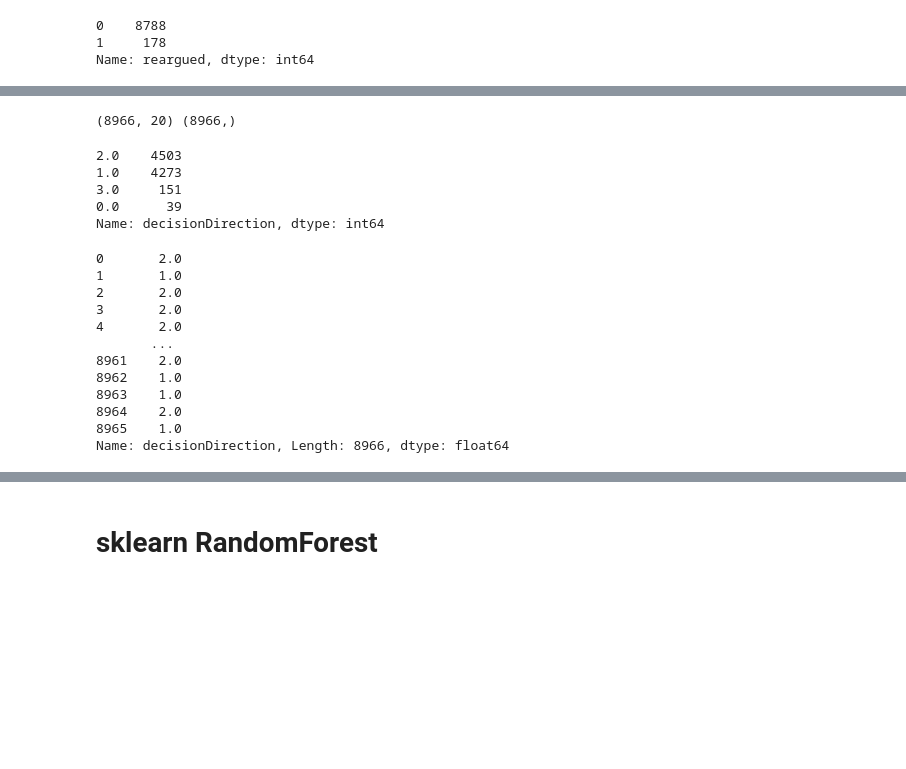
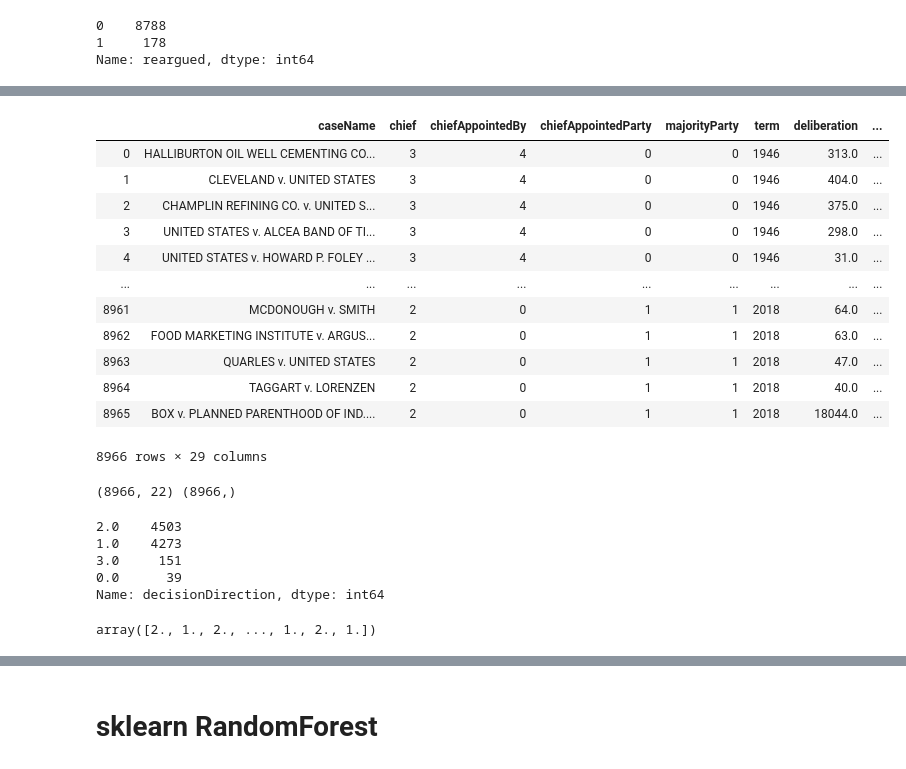
Before and after one commit to milesholtzman/Supreme-Court-Machine-Learning-Model, a Jupyter notebook: mainScript.ipynb, the cells around one changed output, grey strips where cells are left out. Drawn from its saved outputs; the diff is of its cells as text; code cells hidden in the pictures; blank space fills up the shorter version.

```diff
--- a/mainScript.ipynb
+++ b/mainScript.ipynb
@@ -184,11 +360,30 @@ preprocessDf
+# %%
+processedDf = pd.DataFrame({'caseName': caseDf['caseName'], 'chief': chiefEncoded, 'chiefAppointedBy': chiefAppointedByEncoded, 'chiefAppointedParty': chiefAppointedPartyEncoded, 'majorityParty': majorityPartyEncoded, 'term': caseDf['term'], 'deliberation': caseDf['deliberation'], 'petitioner': caseDf['petitioner'], 'petitionerState': caseDf['petitionerState'], 'respondent': caseDf['respondent'], 'respondentState': caseDf['respondentState'], 'caseOrigin': caseDf['caseOrigin'], 'caseOriginState': caseDf['caseOriginState'], 'caseSource': caseDf['caseSource'], 'lcDisposition': caseDf['lcDisposition'], 'lcDispositionDirection': caseDf['lcDispositionDirection'], 'lcDisagreement': caseDf['lcDisagreement'], 'issue': caseDf['issue'], 'issueArea': caseDf['issueArea'], 'adminAction': caseDf['adminAction'], 'certReason': caseDf['certReason'], 'jurisdiction': preprocessDf['jurisdiction'], 'lawType': caseDf['lawType'], 'decisionType': caseDf['decisionType'], 'caseDisposition': caseDf['caseDisposition'], 'partyWinning': caseDf['partyWinning'], 'decisionDirection': caseDf['decisionDirection'], 'declarationUncon': caseDf['declarationUncon'], 'precedentAlteration': caseDf['precedentAlteration']})
+# %%
+processedDf
+# %% [output]
+|  | caseName | chief | chiefAppointedBy | chiefAppointedParty | majorityParty | term | deliberation | ... |
+| 0 | HALLIBURTON OIL WELL CEMENTING CO... | 3 | 4 | 0 | 0 | 1946 | 313.0 | ... |
+| 1 | CLEVELAND v. UNITED STATES | 3 | 4 | 0 | 0 | 1946 | 404.0 | ... |
+| 2 | CHAMPLIN REFINING CO. v. UNITED S... | 3 | 4 | 0 | 0 | 1946 | 375.0 | ... |
+| 3 | UNITED STATES v. ALCEA BAND OF TI... | 3 | 4 | 0 | 0 | 1946 | 298.0 | ... |
+| 4 | UNITED STATES v. HOWARD P. FOLEY ... | 3 | 4 | 0 | 0 | 1946 | 31.0 | ... |
+| ... | ... | ... | ... | ... | ... | ... | ... | ... |
+| 8961 | MCDONOUGH v. SMITH | 2 | 0 | 1 | 1 | 2018 | 64.0 | ... |
+| 8962 | FOOD MARKETING INSTITUTE v. ARGUS... | 2 | 0 | 1 | 1 | 2018 | 63.0 | ... |
+| 8963 | QUARLES v. UNITED STATES | 2 | 0 | 1 | 1 | 2018 | 47.0 | ... |
+| 8964 | TAGGART v. LORENZEN | 2 | 0 | 1 | 1 | 2018 | 40.0 | ... |
+| 8965 | BOX v. PLANNED PARENTHOOD OF IND.... | 2 | 0 | 1 | 1 | 2018 | 18044.0 | ... |
+8966 rows × 29 columns
 # %%
-data = preprocessDf.values
-X = data[:, 1:21]
-y = data[:, 24]
+#needs to be checked
+data = processedDf.values
+X = data[:, 1:23]
+y = data[:, 26]
 y = y.astype('float64')
-features = preprocessDf.columns.drop(['caseName', 'decisionType', 'caseDisposition', 'partyWinning', 'declarationUncon', 'precedentAlteration'])
-target = preprocessDf['decisionDirection']
+features = processedDf.columns.drop(['caseName', 'decisionType', 'caseDisposition', 'partyWinning', 'declarationUncon', 'precedentAlteration'])
+target = processedDf['decisionDirection']
 print(X.shape, y.shape)
 # %% [output]
-(8966, 20) (8966,)
+(8966, 22) (8966,)
 # %%
@@ -199,21 +394,10 @@ preprocessDf['decisionDirection'].value_counts()
 3.0     151
 0.0      39
 Name: decisionDirection, dtype: int64
-# %%
-target
-# %% [output]
-0       2.0
-1       1.0
-2       2.0
-3       2.0
-4       2.0
-       ...
-8961    2.0
-8962    1.0
-8963    1.0
-8964    2.0
-8965    1.0
-Name: decisionDirection, Length: 8966, dtype: float64
+# %%
+y
+# %% [output]
+array([2., 1., 2., ..., 1., 2., 1.])
 # %%
 X_train, X_test, y_train, y_test = train_test_split(
     X, y, random_state=1, stratify=y)
```
Also changed, not shown: parts of 51 cells of this notebook, 4 other files.
